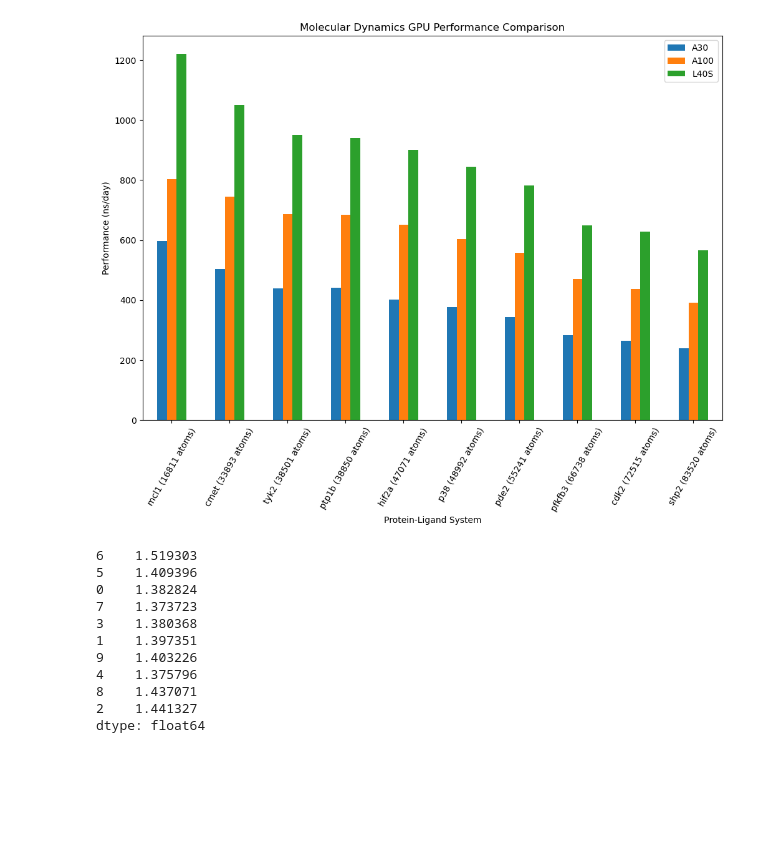
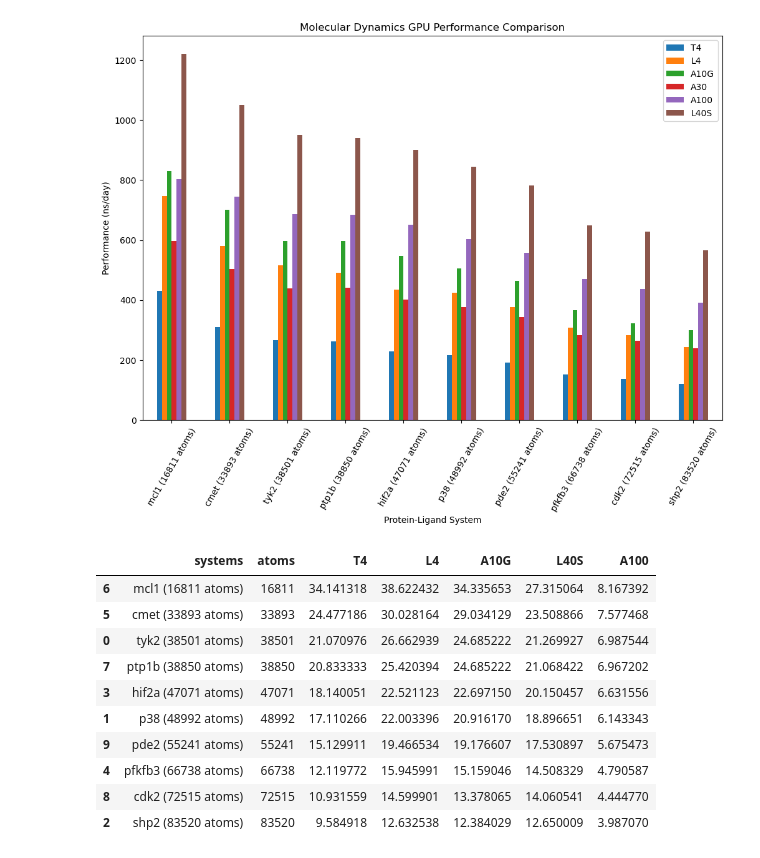
Before and after one commit to OpenFreeEnergy/performance_benchmarks, a Jupyter notebook: results/Analyze.ipynb, the cells around one changed output. Drawn from its saved outputs; the diff is of its cells as text; code cells hidden in the pictures; blank space fills up the shorter version.

```diff
--- a/results/Analyze.ipynb
+++ b/results/Analyze.ipynb
@@ -7,6 +7,15 @@ with open('../data/benchmark.json') as stream:
     benchmark = json.loads(stream.read())
 # %%
 # Load benchmark results
+
+with open('T4_openmm8.1.2_md_benchmark.out') as stream:
+    t4_data = json.loads(stream.read())
+
+with open('L4_openmm8.1.2_md_benchmark.out') as stream:
+    l4_data = json.loads(stream.read())
+
+with open('A10G_openmm8.1.2_md_benchmark.out') as stream:
+    A10G_data = json.loads(stream.read())
 
 with open('L40S_openmm8.1.2_md_benchmark.out') as stream:
     l40_data = json.loads(stream.read())
@@ -20,6 +29,9 @@ with open('A100_openmm8.1.2_md_benchmark.out') as stream:
 plot_data = {
     'systems': [f"{sys} ({benchmark[sys]["atoms"]} atoms)" for sys in benchmark],
     'atoms': [benchmark[sys]['atoms'] for sys in benchmark],
+    'T4': t4_data.values(),
+    'L4': l4_data.values(),
+    'A10G': A10G_data.values(),
     'A30': A30_data.values(),
     'L40S': l40_data.values(),
     'A100': A100_data.values(),
@@ -29,25 +41,39 @@ df.sort_values('atoms', inplace=True)
 # %%
 import matplotlib.pyplot as plt
 
-ax = df.plot(x='systems', y=['A30', 'A100', 'L40S'], kind='bar', figsize=(12,8))
+ax = df.plot(x='systems', y=['T4', 'L4', 'A10G', 'A30', 'A100', 'L40S'], kind='bar', figsize=(12,8))
 ax.set_xticklabels(df['systems'], rotation=60)
 plt.title('Molecular Dynamics GPU Performance Comparison')
 plt.xlabel('Protein-Ligand System')
 plt.ylabel('Performance (ns/day)')
 plt.savefig('openmm_md_benchmark.png', bbox_inches="tight")
 # %% [output]
-[figure, old version]
+[figure, new version]
 # %%
-df['L40S'] / df['A100']
+# Cost per nanosecond
+import numpy as np
+
+cost_per_ns = {
+    'systems': [f"{sys} ({benchmark[sys]["atoms"]} atoms)" for sys in benchmark],
+    'atoms': [benchmark[sys]['atoms'] for sys in benchmark],
+    'T4': np.array(list(t4_data.values())) / 24 / 0.526,
+    'L4': np.array(list(l4_data.values())) / 24 / 0.8048,
+    'A10G': np.array(list(A10G_data.values())) / 24 / 1.006,
+    'L40S': np.array(list(l40_data.values())) / 24 / 1.861,
+    'A100': np.array(list(A100_data.values())) / 24 / (32.7726/8),
+}
+df = pd.DataFrame(cost_per_ns)
+df.sort_values('atoms', inplace=True)
+df
 # %% [output]
-6    1.519303
-5    1.409396
-0    1.382824
-7    1.373723
-3    1.380368
-1    1.397351
-9    1.403226
-4    1.375796
-8    1.437071
-2    1.441327
-dtype: float64
+|  | systems | atoms | T4 | L4 | A10G | L40S | A100 |
+| 6 | mcl1 (16811 atoms) | 16811 | 34.141318 | 38.622432 | 34.335653 | 27.315064 | 8.167392 |
+| 5 | cmet (33893 atoms) | 33893 | 24.477186 | 30.028164 | 29.034129 | 23.508866 | 7.577468 |
+| 0 | tyk2 (38501 atoms) | 38501 | 21.070976 | 26.662939 | 24.685222 | 21.269927 | 6.987544 |
+| 7 | ptp1b (38850 atoms) | 38850 | 20.833333 | 25.420394 | 24.685222 | 21.068422 | 6.967202 |
+| 3 | hif2a (47071 atoms) | 47071 | 18.140051 | 22.521123 | 22.697150 | 20.150457 | 6.631556 |
+| 1 | p38 (48992 atoms) | 48992 | 17.110266 | 22.003396 | 20.916170 | 18.896651 | 6.143343 |
+| 9 | pde2 (55241 atoms) | 55241 | 15.129911 | 19.466534 | 19.176607 | 17.530897 | 5.675473 |
+| 4 | pfkfb3 (66738 atoms) | 66738 | 12.119772 | 15.945991 | 15.159046 | 14.508329 | 4.790587 |
+| 8 | cdk2 (72515 atoms) | 72515 | 10.931559 | 14.599901 | 13.378065 | 14.060541 | 4.444770 |
+| 2 | shp2 (83520 atoms) | 83520 | 9.584918 | 12.632538 | 12.384029 | 12.650009 | 3.987070 |
```
Also changed, not shown: parts of 1 cell of this notebook, 5 other files.
